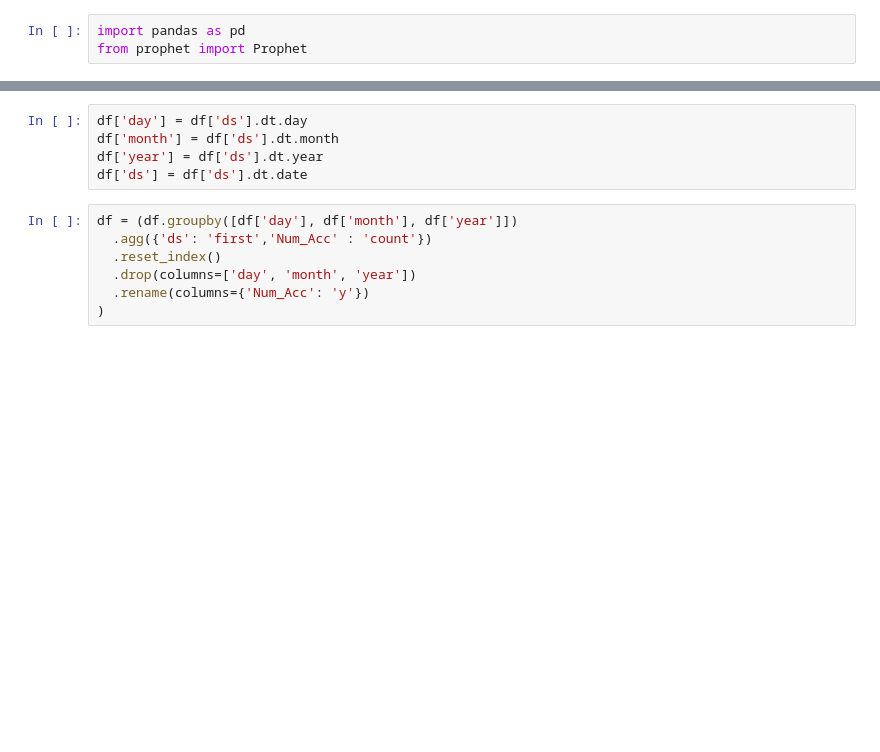
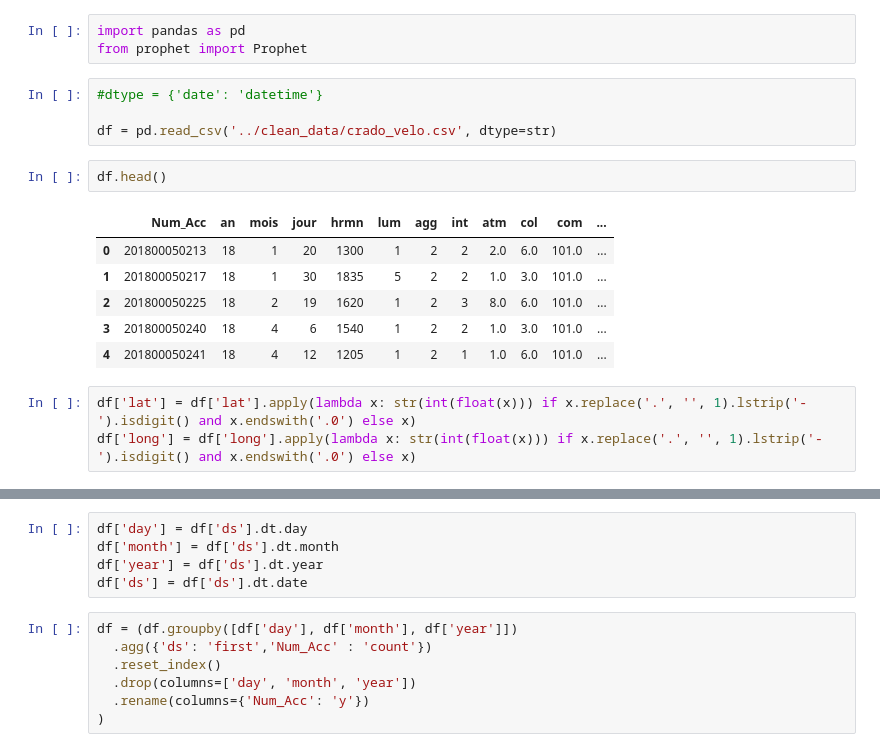
Before and after one commit to AurelienBr22/CyclingFacilities, a Jupyter notebook: notebooks/vp_explo_prophet copy.ipynb, the cells around one changed output, grey strips where cells are left out. Drawn from its saved outputs; the diff is of its cells as text; blank space fills up the shorter version.

```diff
--- a/notebooks/vp_explo_prophet copy.ipynb
+++ b/notebooks/vp_explo_prophet copy.ipynb
@@ -1,3 +1,19 @@
 # %%
 import pandas as pd
 from prophet import Prophet
+# %%
+#dtype = {'date': 'datetime'}
+
+df = pd.read_csv('../clean_data/crado_velo.csv', dtype=str)
+# %%
+df.head()
+# %% [output]
+|  | Num_Acc | an | mois | jour | hrmn | lum | agg | int | atm | col | com | ... |
+| 0 | 201800050213 | 18 | 1 | 20 | 1300 | 1 | 2 | 2 | 2.0 | 6.0 | 101.0 | ... |
+| 1 | 201800050217 | 18 | 1 | 30 | 1835 | 5 | 2 | 2 | 1.0 | 3.0 | 101.0 | ... |
+| 2 | 201800050225 | 18 | 2 | 19 | 1620 | 1 | 2 | 3 | 8.0 | 6.0 | 101.0 | ... |
+| 3 | 201800050240 | 18 | 4 | 6 | 1540 | 1 | 2 | 2 | 1.0 | 3.0 | 101.0 | ... |
+| 4 | 201800050241 | 18 | 4 | 12 | 1205 | 1 | 2 | 1 | 1.0 | 6.0 | 101.0 | ... |
+# %%
+df['lat'] = df['lat'].apply(lambda x: str(int(float(x))) if x.replace('.', '', 1).lstrip('-').isdigit() and x.endswith('.0') else x)
+df['long'] = df['long'].apply(lambda x: str(int(float(x))) if x.replace('.', '', 1).lstrip('-').isdigit() and x.endswith('.0') else x)
```
Also changed, not shown: parts of 19 cells of this notebook.
